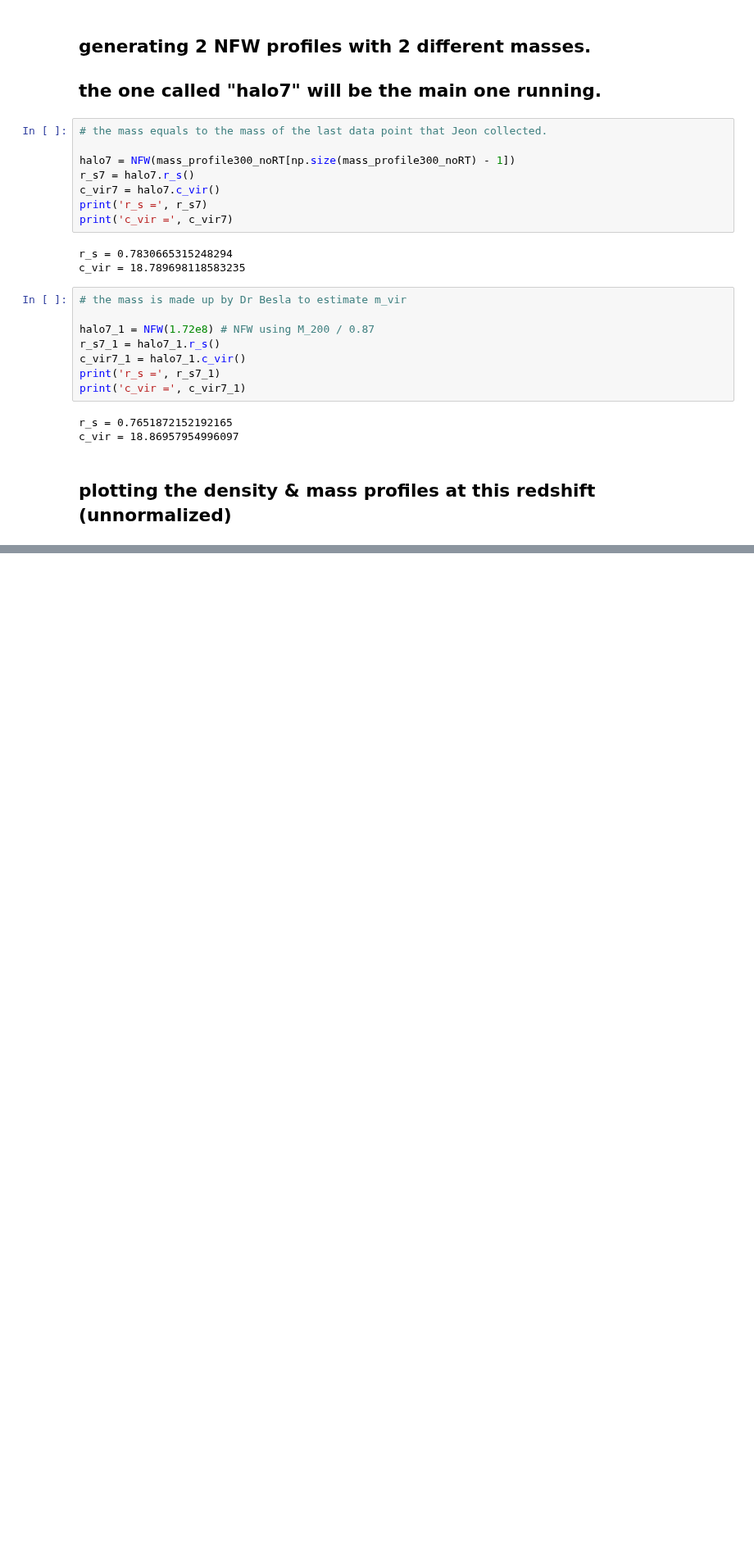
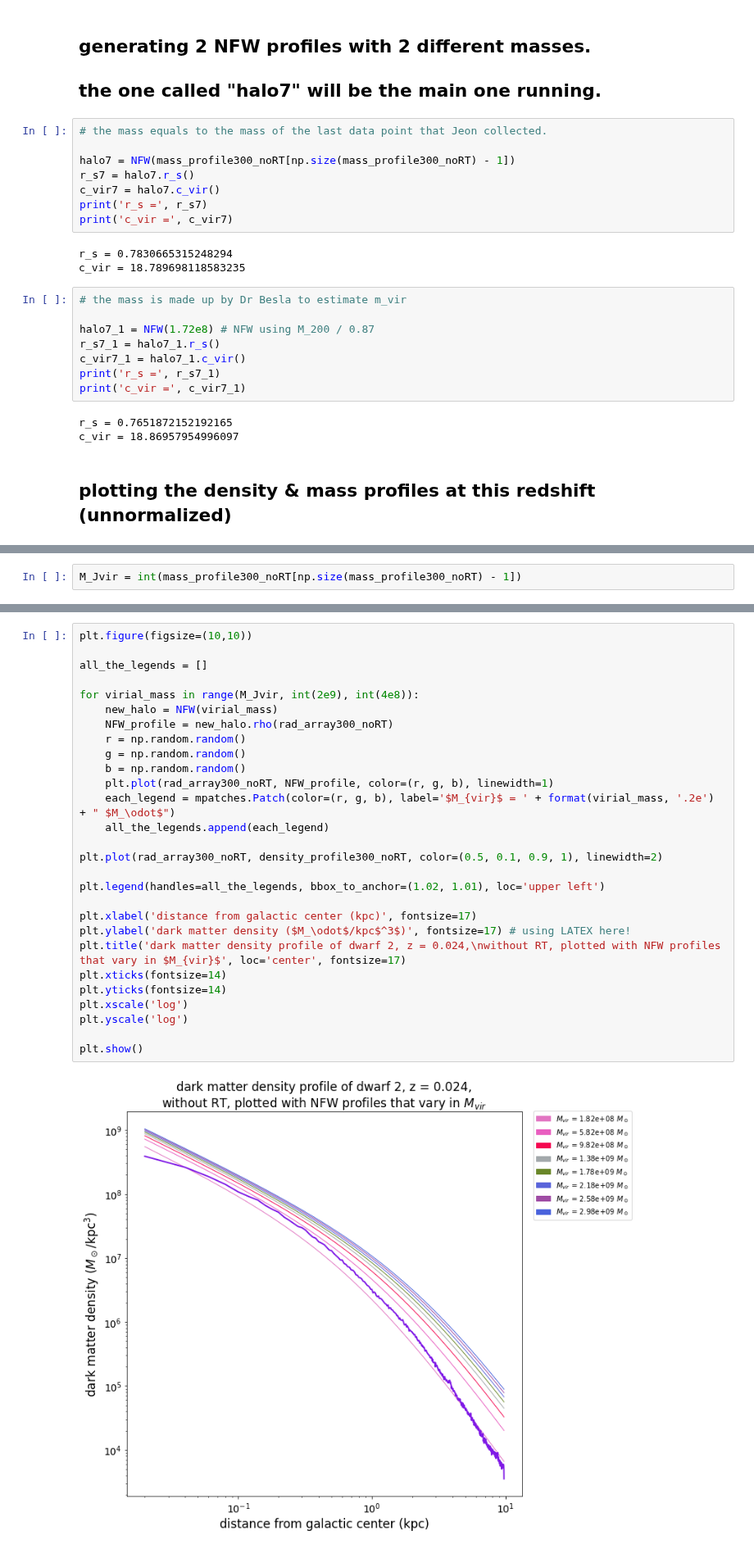
Before and after one commit to nguyenbinh1612/Binh_UFD, a Jupyter notebook: fit-with-NFW-dwarf2.ipynb, the cells around one changed output, grey strips where cells are left out. Shown at 82% size. Drawn from its saved outputs; the diff is of its cells as text; blank space fills up the shorter version.

```diff
--- a/fit-with-NFW-dwarf2.ipynb
+++ b/fit-with-NFW-dwarf2.ipynb
@@ -198,0 +205,2 @@ plt.show()
+# %%
+M_Jvir = int(mass_profile300_noRT[np.size(mass_profile300_noRT) - 1])
@@ -198,0 +209,30 @@ plt.show()
+# %%
+plt.figure(figsize=(10,10))
+
+all_the_legends = []
+
+for virial_mass in range(M_Jvir, int(2e9), int(4e8)):
+    new_halo = NFW(virial_mass)
+    NFW_profile = new_halo.rho(rad_array300_noRT)
+    r = np.random.random()
+    g = np.random.random()
+    b = np.random.random()
+    plt.plot(rad_array300_noRT, NFW_profile, color=(r, g, b), linewidth=1)
+    each_legend = mpatches.Patch(color=(r, g, b), label='$M_{vir}$ = ' + format(virial_mass, '.2e') + " $M_\odot$")
+    all_the_legends.append(each_legend)
+
+plt.plot(rad_array300_noRT, density_profile300_noRT, color=(0.5, 0.1, 0.9, 1), linewidth=2)
+
+plt.legend(handles=all_the_legends, bbox_to_anchor=(1.02, 1.01), loc='upper left')
+
+plt.xlabel('distance from galactic center (kpc)', fontsize=17)
+plt.ylabel('dark matter density ($M_\odot$/kpc$^3$)', fontsize=17) # using LATEX here!
+plt.title('dark matter density profile of dwarf 2, z = 0.024,\nwithout RT, plotted with NFW profiles that vary in $M_{vir}$', loc='center', fontsize=17)
+plt.xticks(fontsize=14)
+plt.yticks(fontsize=14)
+plt.xscale('log')
+plt.yscale('log')
+
+plt.show()
+# %% [output]
+[figure, added]
```
Also changed, not shown: parts of 11 cells of this notebook.
